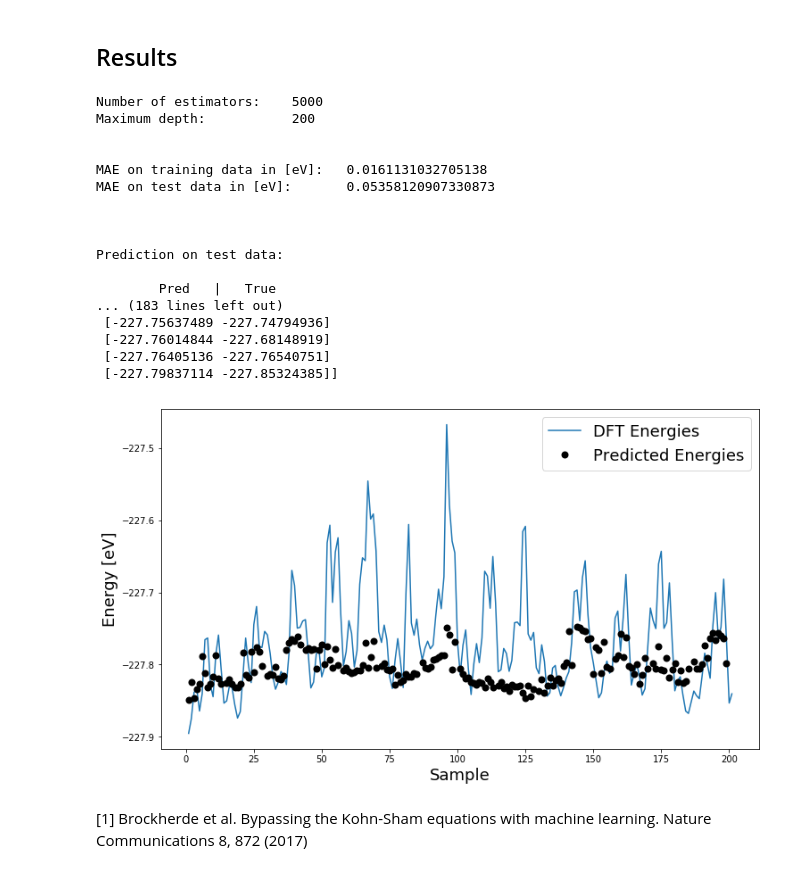
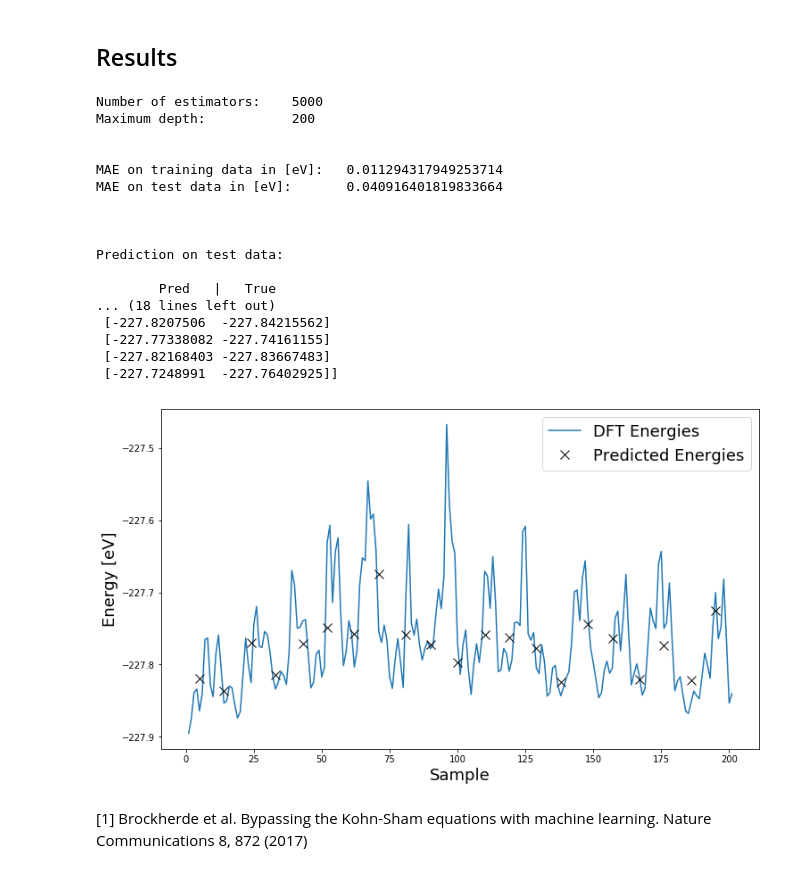
Before and after one commit to simonbatzner/electron-density, a Jupyter notebook: Reproduce_KRR/Al_Random_Forest_KS.ipynb, the cells around one changed output. Drawn from its saved outputs; the diff is of its cells as text; code cells hidden in the pictures.

```diff
--- a/Reproduce_KRR/Al_Random_Forest_KS.ipynb
+++ b/Reproduce_KRR/Al_Random_Forest_KS.ipynb
@@ -29,7 +26,7 @@ InteractiveShell.ast_node_interactivity = "all"
 ev2kcal = 1/0.043     # conversion factor
 SEED = 42
 SIM_NO = 201          # total number of data points
-M = 15               # number of training points
+M = 180             # number of training points
 
 # random forest
 N_ESTIMATORS = 5000   # number of treest
@@ -136,28 +133,28 @@ Number of estimators:    5000
 Maximum depth:           200
 
 
-MAE on training data in [eV]:   0.0161131032705138
-MAE on test data in [eV]:       0.05358120907330873
+MAE on training data in [eV]:   0.011294317949253714
+MAE on test data in [eV]:       0.040916401819833664
 
 
 
 Prediction on test data:
 
         Pred   |   True
-... (183 lines left out)
- [-227.75637489 -227.74794936]
- [-227.76014844 -227.68148919]
- [-227.76405136 -227.76540751]
- [-227.79837114 -227.85324385]]
+... (18 lines left out)
+ [-227.8207506  -227.84215562]
+ [-227.77338082 -227.74161155]
+ [-227.82168403 -227.83667483]
+ [-227.7248991  -227.76402925]]
 # %%
 fig = plt.figure(figsize=(12, 7));
 plt.plot(np.linspace(1, SIM_NO, SIM_NO), ens, label = 'DFT Energies');
-plt.plot(test_indices, y_pred, 'k.', MarkerSize = 10, mew = 3, label = 'Predicted Energies');
+plt.plot(test_indices, y_pred, 'kx', MarkerSize = 10, mew = 1, label = 'Predicted Energies');
 plt.legend(fontsize = 18)
 plt.xlabel('Sample', fontsize = 18)
 plt.ylabel('Energy [eV]', fontsize = 18)
 plt.show();
 # %% [output]
-[figure, old version]
+[figure, new version]
 # %% [markdown]
 [1] Brockherde et al. Bypassing the Kohn-Sham equations with machine learning. Nature Communications 8, 872 (2017)
```
Also changed, not shown: parts of 2 cells of this notebook, 6 other files.
